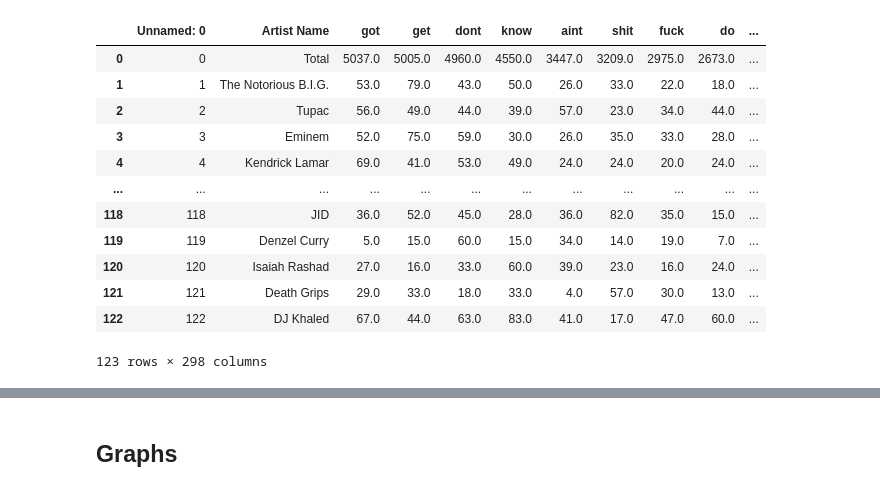
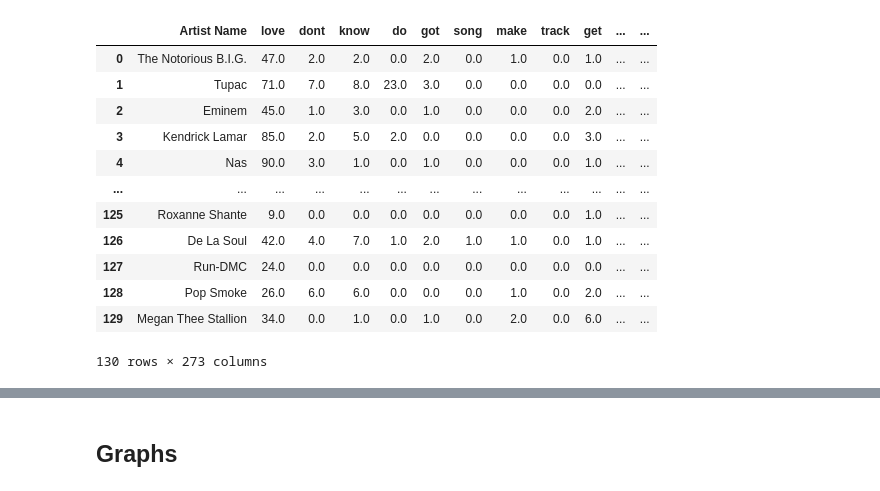
Before and after one commit to TrippingLettuce/Where-is-the-love, a Jupyter notebook: src/analysis.ipynb, the cells around one changed output, grey strips where cells are left out. Cells and saved outputs as stored; diff of their text form; code cells hidden in the pictures.

```diff
--- a/src/analysis.ipynb
+++ b/src/analysis.ipynb
@@ -21,5 +19,0 @@ df_love.head()
-# %%
-df = pd.read_csv("/home/lettuce/MyCode/Where is the love/Where-is-the-love/csv/final/rap_FINAL_2.csv")
-df = df.drop(df.columns[[0, 1]], axis=1)
-df.drop(123, inplace=True)
-df
@@ -68,18 +34,20 @@ df
-# %%
-df.to_csv('/home/lettuce/MyCode/Where is the love/Where-is-the-love/csv/final/rap_FINAl_NOTOTAL.csv')
-df_no_total = pd.read_csv('/home/lettuce/MyCode/Where is the love/Where-is-the-love/csv/final/rap_FINAl_NOTOTAL.csv')
-df_no_total
-# %% [output]
-|  | Unnamed: 0 | Artist Name | got | get | dont | know | aint | shit | fuck | do | ... |
-| 0 | 0 | Total | 5037.0 | 5005.0 | 4960.0 | 4550.0 | 3447.0 | 3209.0 | 2975.0 | 2673.0 | ... |
-| 1 | 1 | The Notorious B.I.G. | 53.0 | 79.0 | 43.0 | 50.0 | 26.0 | 33.0 | 22.0 | 18.0 | ... |
-| 2 | 2 | Tupac | 56.0 | 49.0 | 44.0 | 39.0 | 57.0 | 23.0 | 34.0 | 44.0 | ... |
-| 3 | 3 | Eminem | 52.0 | 75.0 | 59.0 | 30.0 | 26.0 | 35.0 | 33.0 | 28.0 | ... |
-| 4 | 4 | Kendrick Lamar | 69.0 | 41.0 | 53.0 | 49.0 | 24.0 | 24.0 | 20.0 | 24.0 | ... |
-| ... | ... | ... | ... | ... | ... | ... | ... | ... | ... | ... | ... |
-| 118 | 118 | JID | 36.0 | 52.0 | 45.0 | 28.0 | 36.0 | 82.0 | 35.0 | 15.0 | ... |
-| 119 | 119 | Denzel Curry | 5.0 | 15.0 | 60.0 | 15.0 | 34.0 | 14.0 | 19.0 | 7.0 | ... |
-| 120 | 120 | Isaiah Rashad | 27.0 | 16.0 | 33.0 | 60.0 | 39.0 | 23.0 | 16.0 | 24.0 | ... |
-| 121 | 121 | Death Grips | 29.0 | 33.0 | 18.0 | 33.0 | 4.0 | 57.0 | 30.0 | 13.0 | ... |
-| 122 | 122 | DJ Khaled | 67.0 | 44.0 | 63.0 | 83.0 | 41.0 | 17.0 | 47.0 | 60.0 | ... |
-123 rows × 298 columns
+# %%
+#Take Out total for new df
+df_love_NT = df_love.drop(df_love.index[0]).reset_index(drop=True)
+df_NT = df.drop(df.index[0]).reset_index(drop=True)
+
+df_love_NT
+# %% [output]
+|  | Artist Name | love | dont | know | do | got | song | make | track | get | ... | ... |
+| 0 | The Notorious B.I.G. | 47.0 | 2.0 | 2.0 | 0.0 | 2.0 | 0.0 | 1.0 | 0.0 | 1.0 | ... | ... |
+| 1 | Tupac | 71.0 | 7.0 | 8.0 | 23.0 | 3.0 | 0.0 | 0.0 | 0.0 | 0.0 | ... | ... |
+| 2 | Eminem | 45.0 | 1.0 | 3.0 | 0.0 | 1.0 | 0.0 | 0.0 | 0.0 | 2.0 | ... | ... |
+| 3 | Kendrick Lamar | 85.0 | 2.0 | 5.0 | 2.0 | 0.0 | 0.0 | 0.0 | 0.0 | 3.0 | ... | ... |
+| 4 | Nas | 90.0 | 3.0 | 1.0 | 0.0 | 1.0 | 0.0 | 0.0 | 0.0 | 1.0 | ... | ... |
+| ... | ... | ... | ... | ... | ... | ... | ... | ... | ... | ... | ... | ... |
+| 125 | Roxanne Shante | 9.0 | 0.0 | 0.0 | 0.0 | 0.0 | 0.0 | 0.0 | 0.0 | 1.0 | ... | ... |
+| 126 | De La Soul | 42.0 | 4.0 | 7.0 | 1.0 | 2.0 | 1.0 | 1.0 | 0.0 | 1.0 | ... | ... |
+| 127 | Run-DMC | 24.0 | 0.0 | 0.0 | 0.0 | 0.0 | 0.0 | 0.0 | 0.0 | 0.0 | ... | ... |
+| 128 | Pop Smoke | 26.0 | 6.0 | 6.0 | 0.0 | 0.0 | 0.0 | 1.0 | 0.0 | 2.0 | ... | ... |
+| 129 | Megan Thee Stallion | 34.0 | 0.0 | 1.0 | 0.0 | 1.0 | 0.0 | 2.0 | 0.0 | 6.0 | ... | ... |
+130 rows × 273 columns
```
Also changed, not shown: parts of 17 cells of this notebook, 4 other files.
